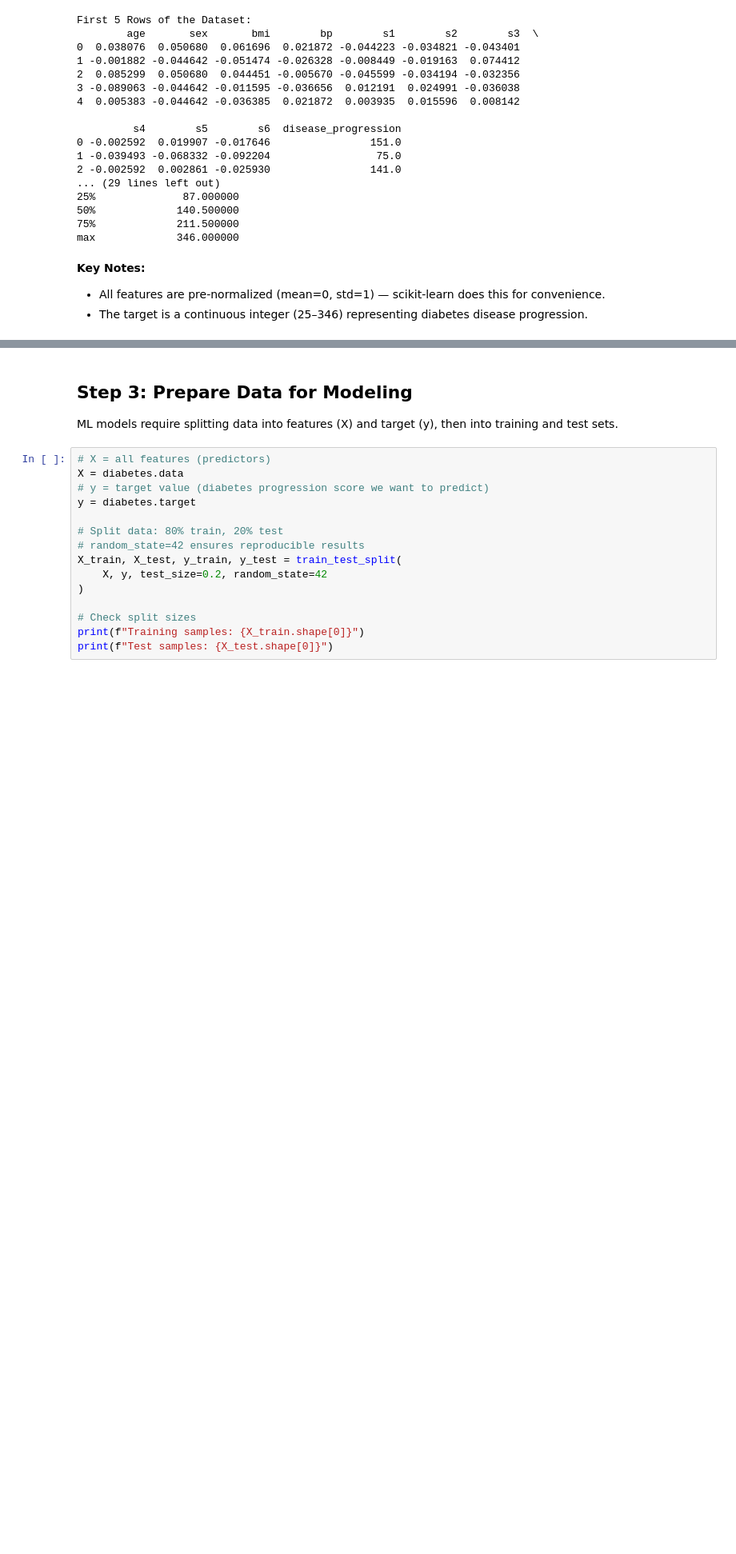
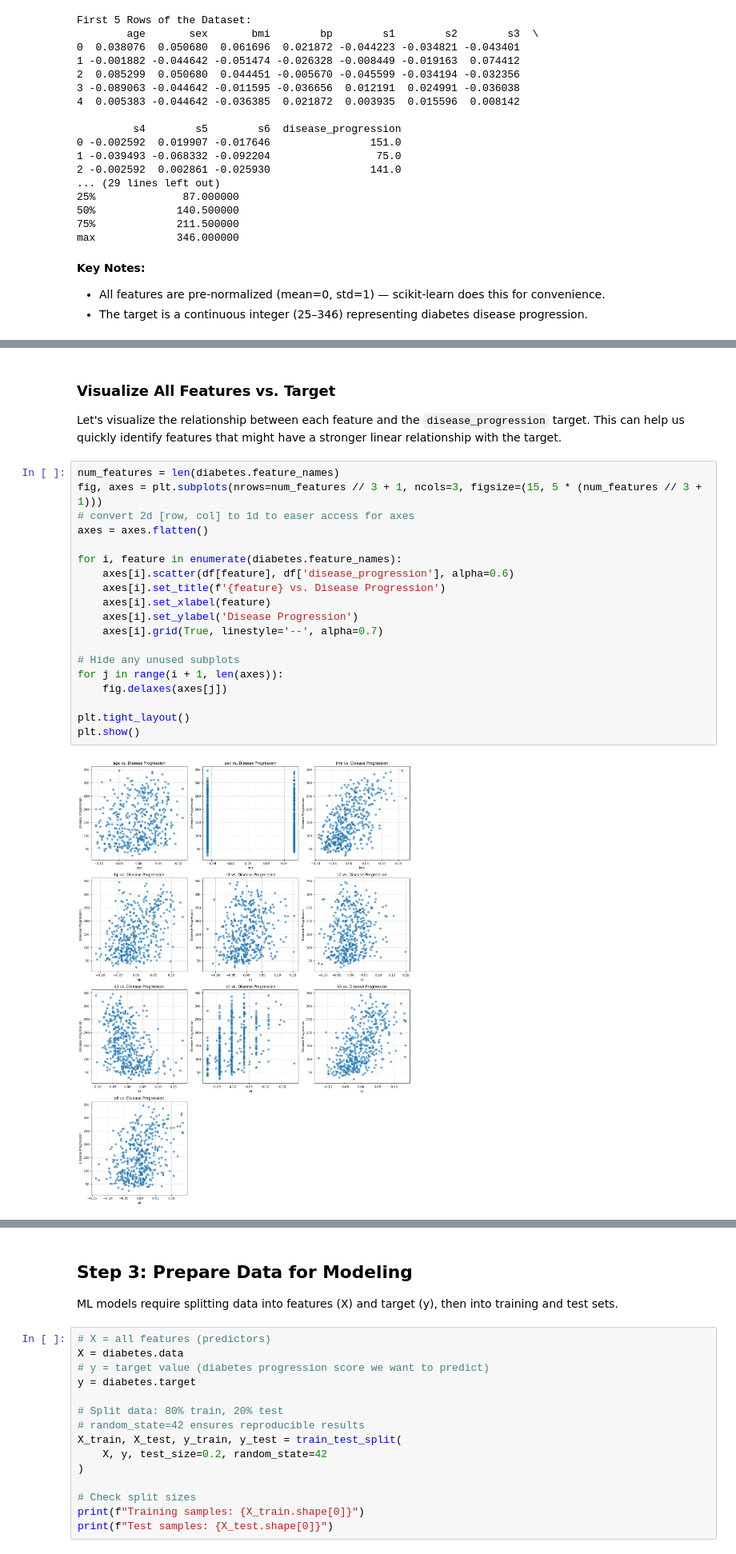
Before and after one commit to mingewang/introduction_ai_ml, a Jupyter notebook: Supervised-Learning/regression/diabetes.ipynb, the cells around one changed output, grey strips where cells are left out. Shown at 80% size. Cells and saved outputs as stored; diff of their text form; blank space fills up the shorter version.

Commit message:
update with data exploration with mathlibplt/seaborn for diabetes.

```diff
--- a/Supervised-Learning/regression/diabetes.ipynb
+++ b/Supervised-Learning/regression/diabetes.ipynb
@@ -134,0 +147,25 @@ max             346.000000
+# %% [markdown]
+### Visualize All Features vs. Target
+
+Let's visualize the relationship between each feature and the `disease_progression` target. This can help us quickly identify features that might have a stronger linear relationship with the target.
+# %%
+num_features = len(diabetes.feature_names)
+fig, axes = plt.subplots(nrows=num_features // 3 + 1, ncols=3, figsize=(15, 5 * (num_features // 3 + 1)))
+# convert 2d [row, col] to 1d to easer access for axes
+axes = axes.flatten()
+
+for i, feature in enumerate(diabetes.feature_names):
+    axes[i].scatter(df[feature], df['disease_progression'], alpha=0.6)
+    axes[i].set_title(f'{feature} vs. Disease Progression')
+    axes[i].set_xlabel(feature)
+    axes[i].set_ylabel('Disease Progression')
+    axes[i].grid(True, linestyle='--', alpha=0.7)
+
+# Hide any unused subplots
+for j in range(i + 1, len(axes)):
+    fig.delaxes(axes[j])
+
+plt.tight_layout()
+plt.show()
+# %% [output]
+[figure, added]
```
Also changed, not shown: parts of 5 cells of this notebook.
